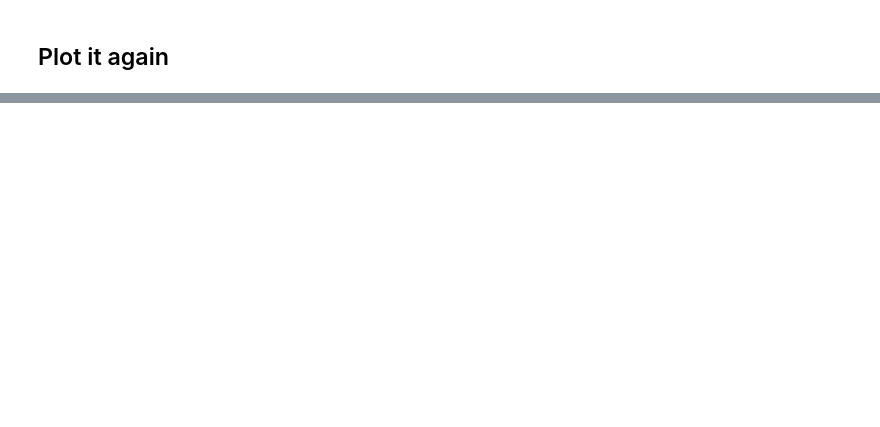
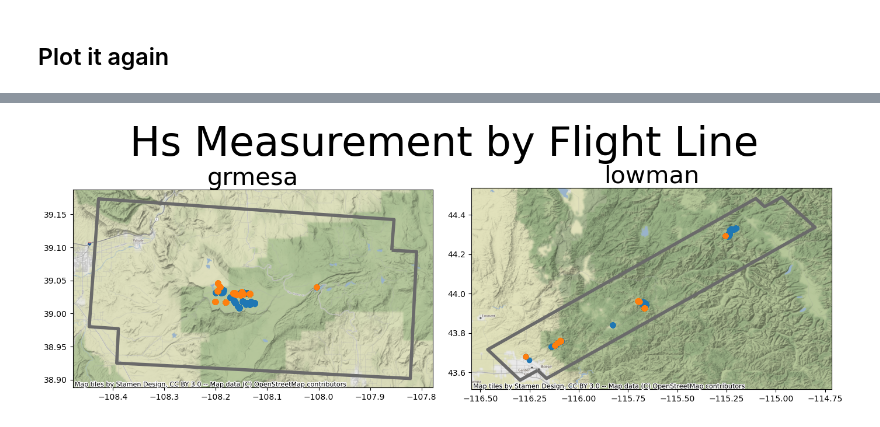
Before and after one commit to mcreelma/Snow_Probes, a Jupyter notebook: Mesa2/Mesa_Data_Reader.ipynb, the cells around one changed output, grey strips where cells are left out. Saved outputs shown, nothing was run; the diff lists cells and outputs as text; code cells hidden in the pictures; blank space fills up the shorter version.

```diff
--- a/Mesa2/Mesa_Data_Reader.ipynb
+++ b/Mesa2/Mesa_Data_Reader.ipynb
@@ -248,0 +192,58 @@ TypeError: no numeric data to plot
+# %%
+fig, ax1 = plt.subplots(1, 2, figsize=(14, 5))
+
+# first round
+flight_bound.loc[[4],'geometry'].plot(
+    ax=ax1[0], # plot it on the current figure axis (idx)
+    facecolor = 'none', # make sure there is no fill
+    edgecolor='#6a6a6a', # Turn the edges black
+    linewidth= 4, # Line width
+    )
+
+ctx.add_basemap(ax1[0], crs=df.crs)
+
+ax1[0].set_title(f"{flight_bound.iloc[4]['Name']}", # Set the title to the Site
+    fontsize = 30) # Set the font size
+
+    # # else plot the new ones
+dnew = df[df['Site'] == flight_bound['Name'][4] ]
+# dnew.plot()
+dnew.groupby('Source').plot(ax=ax1[0] ,
+    legend = True, # Turn on the legend
+    legend_kwds={
+        'bbox_to_anchor': (1, 1.1) , # push the legend off the map
+        'title': 'Source' # Label the legend
+        },
+    )
+
+# Second Round
+    # # else plot the new ones
+dnew = df[df['Site'] == flight_bound['Name'][6] ]
+# dnew.plot()
+dnew.groupby('Source').plot(ax=ax1[1] ,
+    )
+
+flight_bound.loc[[6],'geometry'].plot(
+    ax=ax1[1], # plot it on the current figure axis (idx)
+    facecolor = 'none', # make sure there is no fill
+    edgecolor='#6a6a6a', # Turn the edges black
+    linewidth= 4, # Line width
+    )
+
+ctx.add_basemap(ax1[1], crs=df.crs)
+
+ax1[1].set_title(f"{flight_bound.iloc[6]['Name']}", # Set the title to the Site
+    fontsize = 30) # Set the font size
+
+
+
+
+plt.suptitle('Hs Measurement by Flight Line',  # Set the overall title
+    fontsize = 50
+    )
+
+plt.tight_layout()
+# plt.savefig('output/Individual_Sites.png', dpi = 300)
+plt.show()
+# %% [output]
+[figure, added]
```
Also changed, not shown: parts of 7 cells of this notebook, 1 other file.
